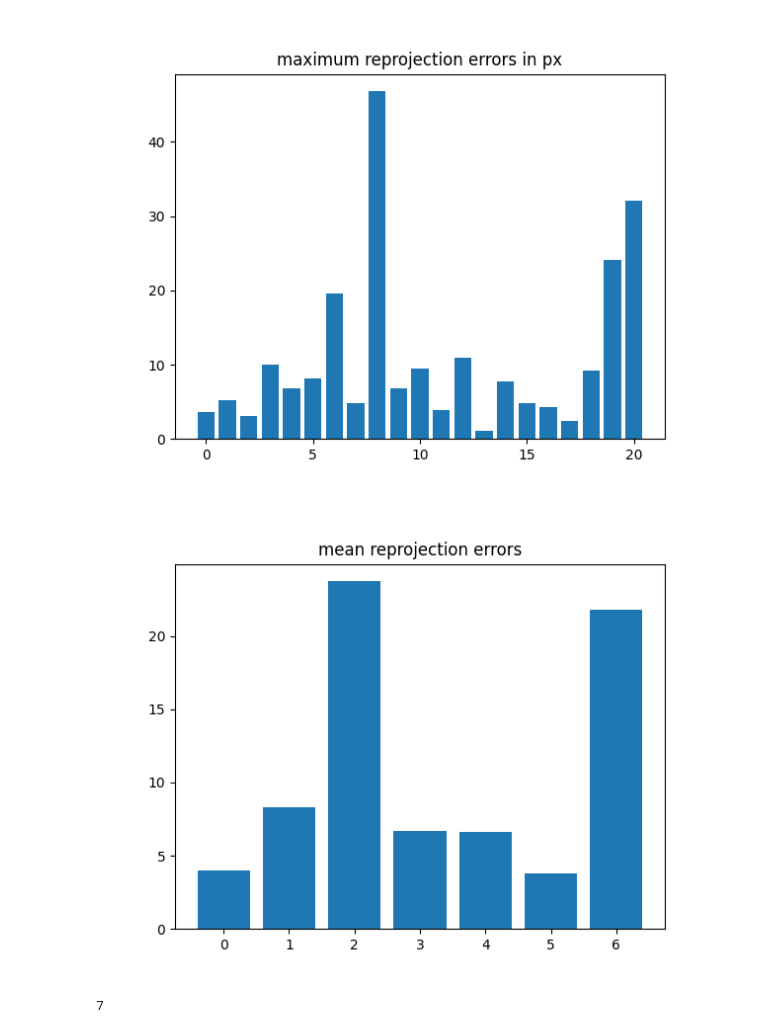
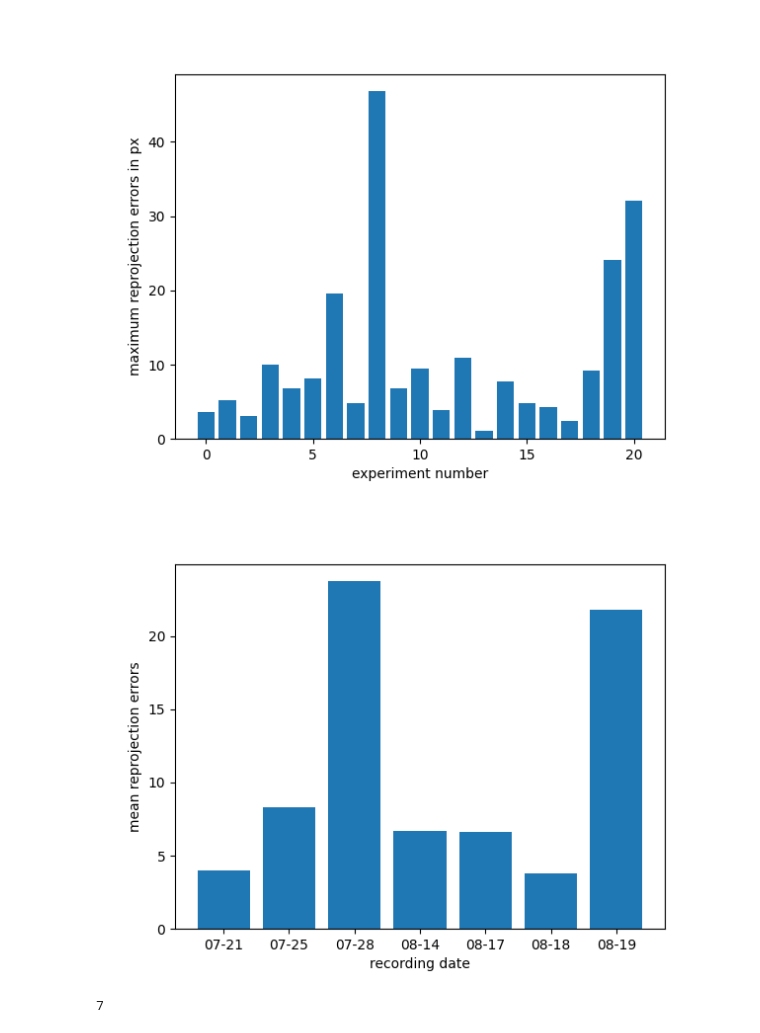
Before and after one commit to ushichka/dmcp, a Jupyter notebook: notebooks/analyze_ushichka_exp.ipynb, the cells around one changed output. Drawn from its saved outputs; the diff is of its cells as text; code cells hidden in the pictures.

Commit message:
improve plots

```diff
--- a/notebooks/analyze_ushichka_exp.ipynb
+++ b/notebooks/analyze_ushichka_exp.ipynb
@@ -27,19 +28,22 @@ idxs = list(range(len(repr_errs)))
 # %%
 max_repr_errs = [np.max(re)  for re in repr_errs]
 plt.figure()
 plt.bar(idxs,max_repr_errs)
-plt.title("maximum reprojection errors in px")
+plt.ylabel("maximum reprojection errors in px")
+plt.xlabel("experiment number")
 plt.show()
 # %% [output]
-[figure, old version]
+[figure, new version]
 # %%
 combined_errrs = [ np.mean((max_repr_errs[i],max_repr_errs[i+1],max_repr_errs[i+2])) for i in range(0,len(max_repr_errs),3)]
 plt.figure()
-plt.bar(range(len(idxs[::3])),combined_errrs)
-plt.title("mean reprojection errors")
+plt.bar(scene_names,combined_errrs)
+plt.ylabel("mean reprojection errors")
+plt.xlabel("recording date")
+#plt.savefig("/home/julian/Downloads/ushichka_experiment_reprojection_errs.eps")
 plt.show()
 # %% [output]
-[figure, old version]
+[figure, new version]
 # %%
 # TODO Quality analysis similar to experiment_variation
 def pinhole_pose(P):
```
Also changed, not shown: parts of 2 cells of this notebook.
